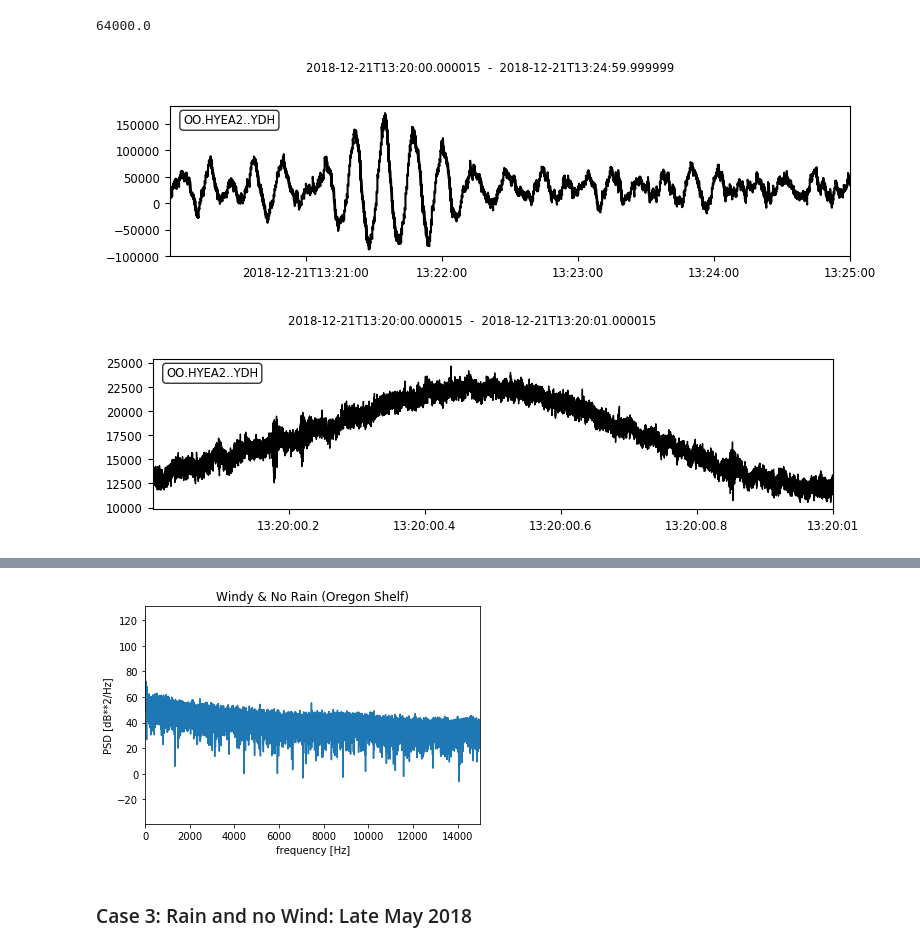
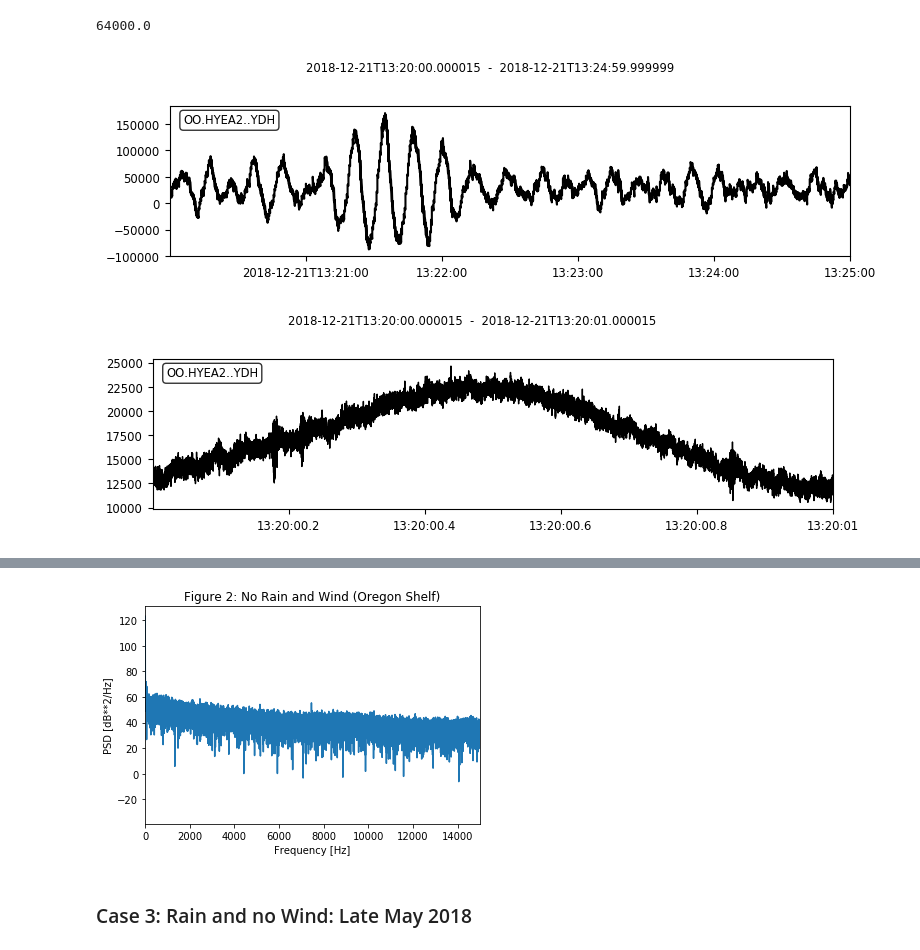
Before and after one commit to calebkt/BME_450_Hydrophone, a Jupyter notebook: TaingCal_BME450_Hydrophone.ipynb, the cells around one changed output, grey strips where cells are left out. Cells and saved outputs as stored; diff of their text form; code cells hidden in the pictures.

```diff
--- a/TaingCal_BME450_Hydrophone.ipynb
+++ b/TaingCal_BME450_Hydrophone.ipynb
@@ -298,10 +300,12 @@ xfft2 = 2*np.square(fft(x2,64000))/(len(x2)*fs2)
 fre2 = np.linspace(1,fs2,64000)
 data_db2 = 10*np.log10(np.abs(xfft2))+169-128.9
 plt.plot(fre2[0:32000], data_db2[0:32000],label='PSD')
-plt.title('Windy & No Rain (Oregon Shelf)')
-plt.xlabel('frequency [Hz]')
+plt.title('Figure 2: No Rain and Wind (Oregon Shelf)')
+plt.xlabel('Frequency [Hz]')
 plt.ylabel('PSD [dB**2/Hz]')
 plt.xlim(0,15000)
+
+print(st2[0].stats.starttime)
 # %% [output]
 [figure]
 [figure]
@@ -309,4 +313,4 @@ plt.xlim(0,15000)
-[figure, old version]
+[figure, new version]
 # %% [markdown]
 ### Case 3: Rain and no Wind: Late May 2018
 # %%
```
Also changed, not shown: parts of 11 cells of this notebook.
